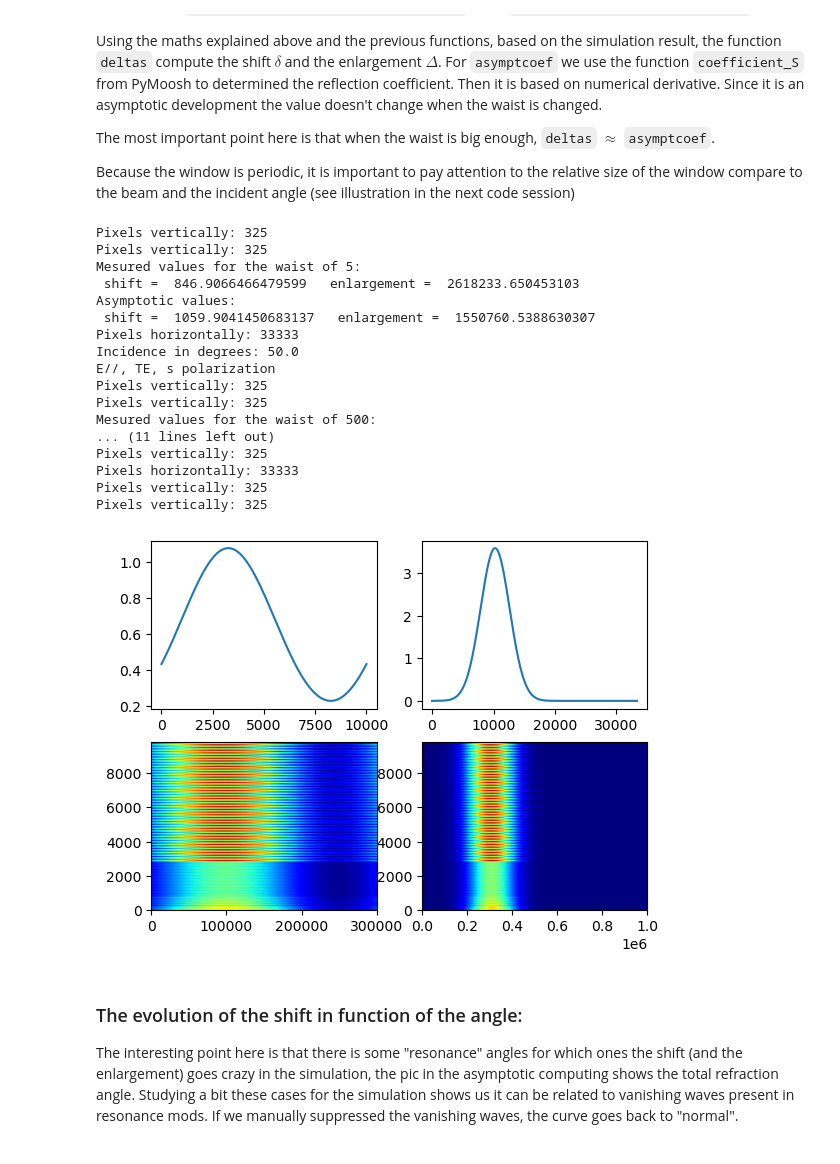
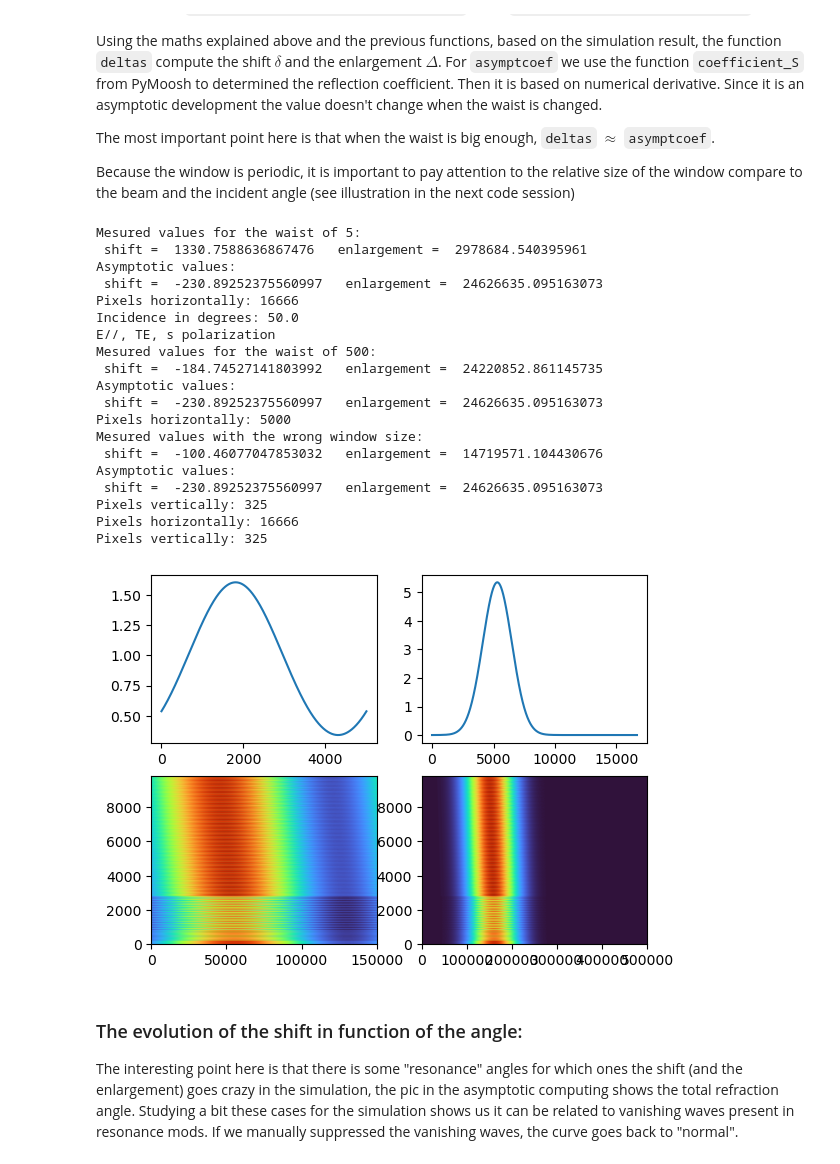
Before and after one commit to AnMoreau/PyMoosh, a Jupyter notebook: notebooks/Non_specular.ipynb, the cells around one changed output. Saved outputs shown, nothing was run; the diff lists cells and outputs as text; code cells hidden in the pictures.

```diff
--- a/notebooks/Non_specular.ipynb
+++ b/notebooks/Non_specular.ipynb
@@ -7,9 +7,9 @@ from PyMoosh.non_spec import *
 import matplotlib.pyplot as plt
 import numpy as np
 
-wavelength = 200
+wavelength = 100
 struct = Structure([1.,1.9,1.45],[0,1,2,0],[7000, 2000, 600,200])
-window = Window(200*wavelength, 0.3, 30., 30.)
+window = Window(400*wavelength, 0.3, 30., 30.)
 beam = Beam(wavelength, (50)*np.pi/180, 0, 5*wavelength)
 # %% [output]
 List of materials:
@@ -209,63 +206,65 @@ Because the window is periodic, it is important to pay attention to the relative
 # %%
 # For waist of 5:
 lims = asymptcoef(struct, beam)
-delt = deltas(struct, beam, window)
+delt = deltas(struct, beam, window, False)
 print("Mesured values for the waist of 5:\n", "shift = ", delt[0], "  enlargement = ", delt[1], "\nAsymptotic values:\n","shift = ", lims[0], "  enlargement = ",lims[1])
 
 # For waist of 500:
 window = Window(5000*wavelength, 0.3, 30., 30.)
 beam = Beam(wavelength, (50)*np.pi/180, 0, 500*wavelength)
 lims = asymptcoef(struct, beam)
-delt = deltas(struct, beam, window)
+delt = deltas(struct, beam, window, False)
 print("Mesured values for the waist of 500:\n", "shift = ", delt[0], "  enlargement = ", delt[1], "\nAsymptotic values:\n","shift = ", lims[0], "  enlargement = ",lims[1])
 
 # It is important to improve the window size in consequence or their might get interferences between left and right side which will end with false results:
 # Exemple:
 window = Window(1500*wavelength, 0.3, 30., 30.)
 
-delt = deltas(struct, beam, window)
+delt = deltas(struct, beam, window, False)
 print("Mesured values with the wrong window size:\n", "shift = ", delt[0], "  enlargement = ", delt[1], "\nAsymptotic values:\n","shift = ", lims[0], "  enlargement = ",lims[1])
 
 plt.subplot(221)
-Prof_tot = profil(struct, beam, window)
+Prof_tot = profil_tot(struct, beam, window)
 plt.plot(Prof_tot)
 
 plt.subplot(223)
 E = field(struct, beam, window)
-plt.imshow(abs(E),cmap='jet',extent=[0,window.width,0,sum(struct.thickness)],aspect='auto')
+plt.imshow(abs(E),cmap='turbo',extent=[0,window.width,0,sum(struct.thickness)],aspect='auto')
 
 
 # Correct one:
 window = Window(5000*wavelength, 0.3, 30., 30.)
 
 plt.subplot(222)
-Prof_tot = profil(struct, beam, window)
+Prof_tot = profil_tot(struct, beam, window)
 plt.plot(Prof_tot)
 
 plt.subplot(224)
 E = field(struct, beam, window)
-plt.imshow(abs(E),cmap='jet',extent=[0,window.width,0,sum(struct.thickness)],aspect='auto')
+plt.imshow(abs(E),cmap='turbo',extent=[0,window.width,0,sum(struct.thickness)],aspect='auto')
 
 plt.show()
 # %% [output]
-Pixels vertically: 325
-Pixels vertically: 325
 Mesured values for the waist of 5:
- shift =  846.9066466479599   enlargement =  2618233.650453103
+ shift =  1330.7588636867476   enlargement =  2978684.540395961
 Asymptotic values:
- shift =  1059.9041450683137   enlargement =  1550760.5388630307
-Pixels horizontally: 33333
+ shift =  -230.89252375560997   enlargement =  24626635.095163073
+Pixels horizontally: 16666
 Incidence in degrees: 50.0
 E//, TE, s polarization
+Mesured values for the waist of 500:
+ shift =  -184.74527141803992   enlargement =  24220852.861145735
+Asymptotic values:
+ shift =  -230.89252375560997   enlargement =  24626635.095163073
+Pixels horizontally: 5000
+Mesured values with the wrong window size:
+ shift =  -100.46077047853032   enlargement =  14719571.104430676
+Asymptotic values:
+ shift =  -230.89252375560997   enlargement =  24626635.095163073
 Pixels vertically: 325
+Pixels horizontally: 16666
 Pixels vertically: 325
-Mesured values for the waist of 500:
-... (11 lines left out)
-Pixels vertically: 325
-Pixels horizontally: 33333
-Pixels vertically: 325
-Pixels vertically: 325
-[figure, old version]
+[figure, new version]
 # %% [markdown]
 ### The evolution of the shift in function of the angle:
 
```
Also changed, not shown: parts of 15 cells of this notebook.
